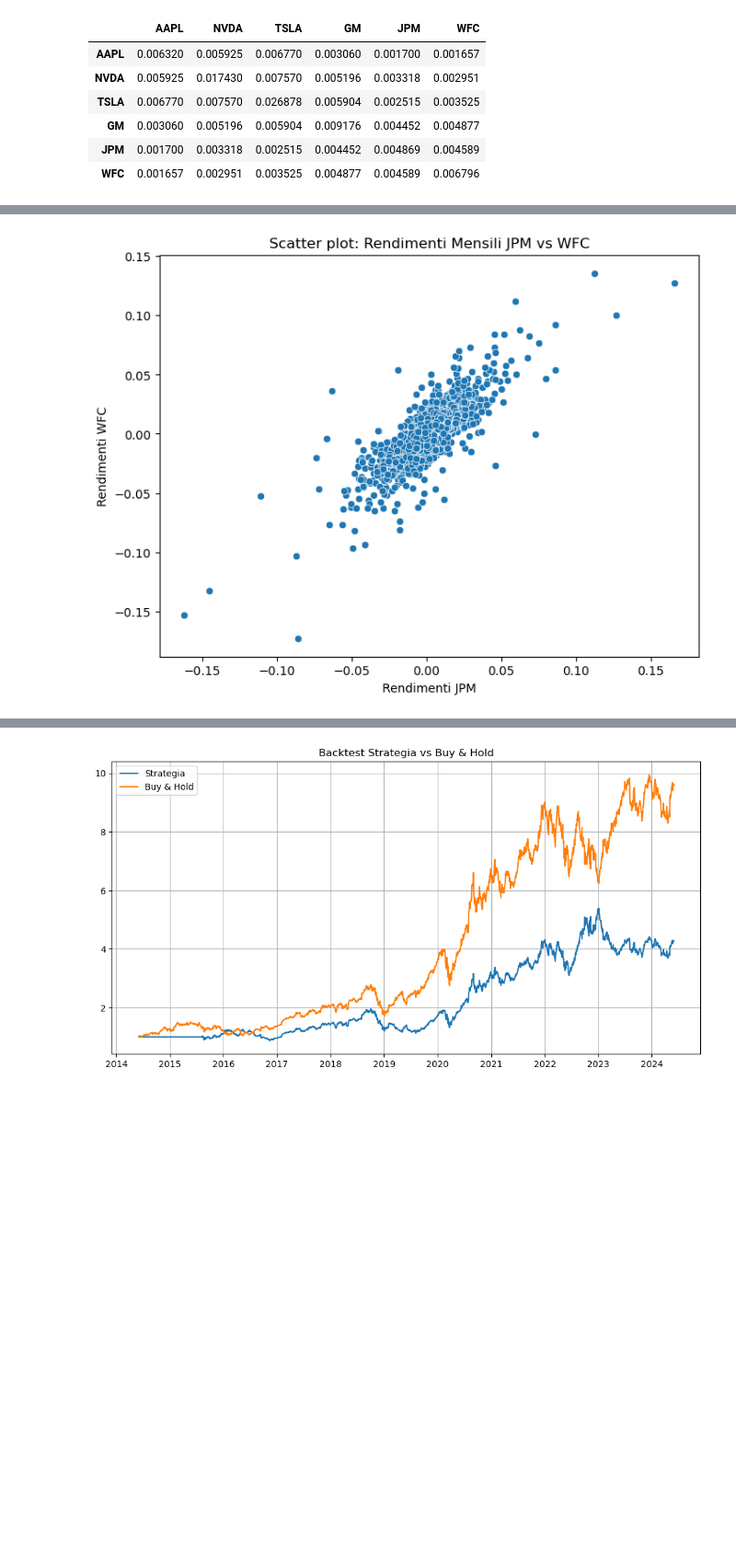
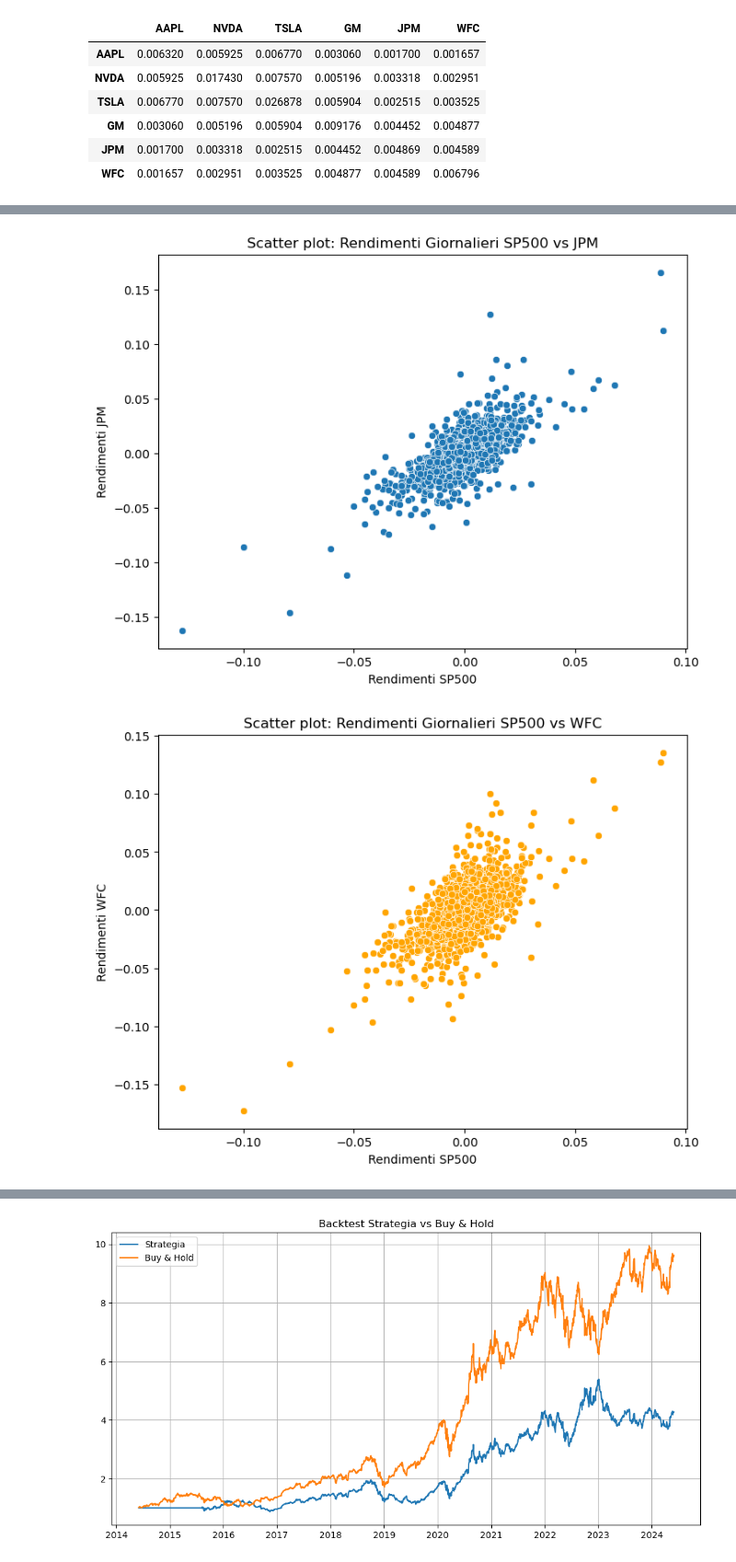
Before and after one commit to ArocchiDS/Business-Intelligence-finance, a Jupyter notebook: BISF_Proyect.ipynb, the cells around one changed output, grey strips where cells are left out. Shown at 92% size. Cells and saved outputs as stored; diff of their text form; code cells hidden in the pictures; blank space fills up the shorter version.

```diff
--- a/BISF_Proyect.ipynb
+++ b/BISF_Proyect.ipynb
@@ -51,6 +53,14 @@ tsla = tsla.drop(['Open', 'Low', 'High', 'Volume'], axis = 1)
 gm = gm.drop(['Open', 'Low', 'High', 'Volume'], axis = 1)
 jpm = jpm.drop(['Open', 'Low', 'High', 'Volume'], axis = 1)
 wfc = wfc.drop(['Open', 'Low', 'High', 'Volume'], axis = 1)
+sp500 = sp500.drop(['Open', 'Low', 'High', 'Volume'], axis = 1)
+# %%
+# Calcolo dei rendimenti logaritmici giornalieri e mensili dell'indice SP500
+sp500['Rit_log_giornalieri'] = np.log(sp500['Close'] / sp500['Close'].shift(1)).dropna()
+
+sp500_monthly = sp500['Close'].resample('M').last()
+sp500_monthly_df = pd.DataFrame(sp500_monthly)
+sp500_monthly_df['Rit_log_mensili'] = np.log(sp500_monthly_df['Close'] / sp500_monthly_df['Close'].shift(1)).dropna()
 # %%
 # Creo un dizionario in cui tengo memorizzato il nome dell'azione originale e il nome della variabile corrispondente da me creata.
 azioni = {
@@ -399,10 +504,25 @@ plt.show()
 # %%
 #Grafici di dispersione
 plt.figure(figsize=(8,6))
-sns.scatterplot(x = rit_log_giornalieri_df['JPM'], y = rit_log_giornalieri_df['WFC'])
-plt.title('Scatter plot: Rendimenti Mensili JPM vs WFC')
+sns.scatterplot(x = sp500['Rit_log_giornalieri'], y = rit_log_giornalieri_df['JPM'])
+plt.title('Scatter plot: Rendimenti Giornalieri SP500 vs JPM')
+plt.xlabel('Rendimenti SP500')
+plt.ylabel('Rendimenti JPM')
+plt.show()
+
+plt.figure(figsize=(8,6))
+sns.scatterplot(x = sp500['Rit_log_giornalieri'], y = rit_log_giornalieri_df['WFC'], color = 'orange')
+plt.title('Scatter plot: Rendimenti Giornalieri SP500 vs WFC')
+plt.xlabel('Rendimenti SP500')
+plt.ylabel('Rendimenti WFC')
+plt.show()
+
+plt.figure(figsize=(8,6))
+sns.scatterplot(x = rit_log_giornalieri_df['JPM'], y = rit_log_giornalieri_df['WFC'], color = 'green')
+plt.title('Scatter plot: Rendimenti Giornalieri JPM vs WFC')
 plt.xlabel('Rendimenti JPM')
 plt.ylabel('Rendimenti WFC')
 plt.show()
 # %% [output]
-[figure, old version]
+[figure, new version]
+[figure, added]
```
Also changed, not shown: parts of 58 cells of this notebook.
